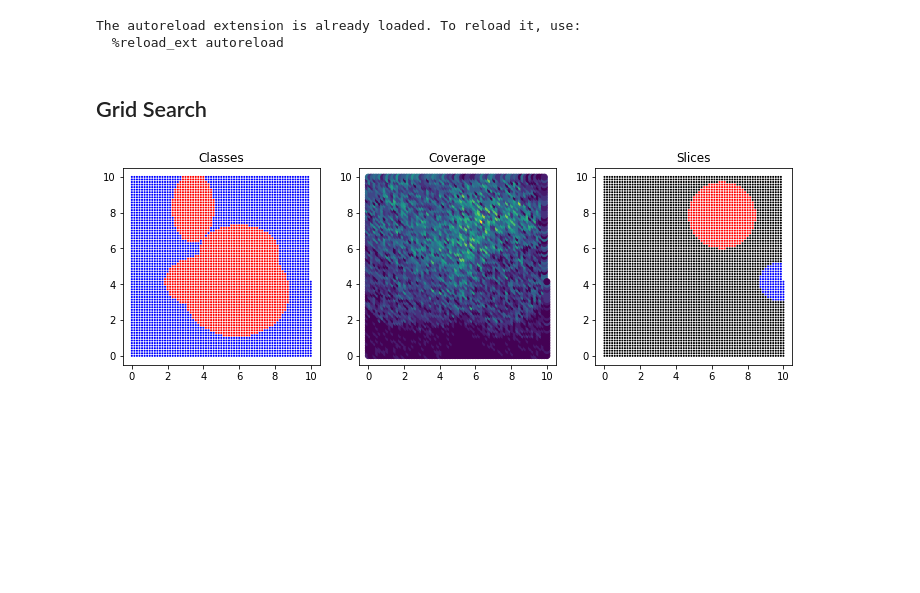
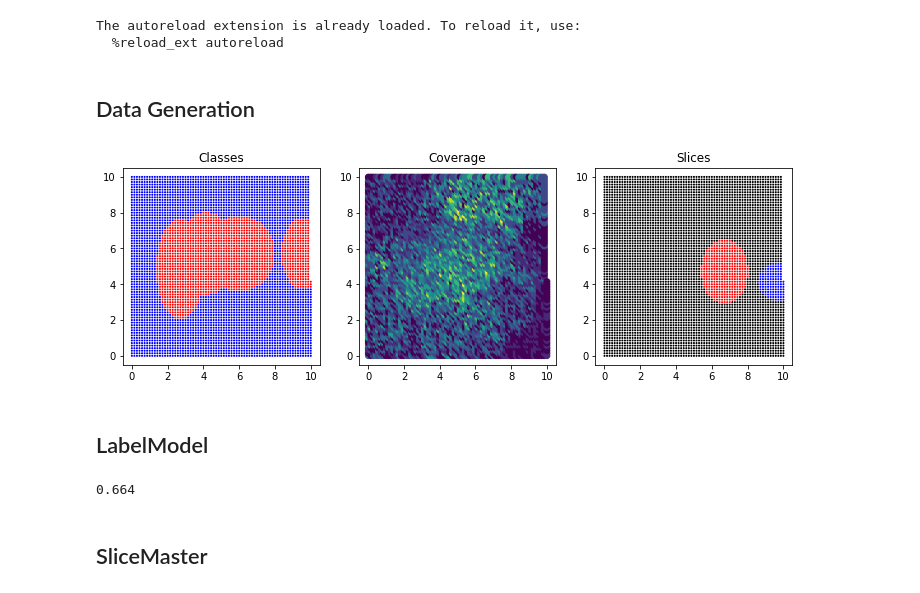
Before and after one commit to tsy935/metal, a Jupyter notebook: metal/contrib/slicing/synthetics/SliceMaster.ipynb, the cells around one changed output. Drawn from its saved outputs; the diff is of its cells as text; code cells hidden in the pictures; blank space fills up the shorter version.

```diff
--- a/metal/contrib/slicing/synthetics/SliceMaster.ipynb
+++ b/metal/contrib/slicing/synthetics/SliceMaster.ipynb
@@ -5,29 +5,48 @@
 # %% [output]
 The autoreload extension is already loaded. To reload it, use:
   %reload_ext autoreload
-# %% [markdown]
-## Grid Search
+# %% [markdown]
+## Data Generation
 # %%
 from torch.utils.data import DataLoader
 
 from metal.utils import SlicingDataset
 from metal.contrib.slicing.synthetics.geometric_synthetics import generate_dataset
 from metal.utils import split_data
 
 NUM_SLICES = 2
 K = 2
 M = 20
 N = 5000
+BATCHSIZE = 32
 unipolar = True
 seed = None
 
 Z_kwargs = {'num_slices': NUM_SLICES}
 L, X, Y, Z, _ = generate_dataset(K, M, N,
                                  Z_kwargs=Z_kwargs,
                                  unipolar=unipolar,
                                  slice_source="maxmin",
                                  seed=seed)
 
 Ls, Xs, Ys, Zs = split_data(L, X, Y, Z, splits=[0.5, 0.25, 0.25], shuffle=True)
 # %% [output]
-[figure, old version]
+[figure, new version]
+# %% [markdown]
+## LabelModel
+# %%
+from metal.contrib.backends.snorkel_gm_wrapper import SnorkelLabelModel
+
+label_model = SnorkelLabelModel()
+label_model.train_model(Ls[0])
+
+from metal.metrics import accuracy_score
+
+Y_train_ps = label_model.predict_proba(Ls[0])
+Ys[0] = Y_train_ps
+
+Y_dev_ps = label_model.predict_proba(Ls[0])
+Y_dev_p = label_model.predict(Ls[1])
+accuracy_score(Ys[1], Y_dev_p)
+# %% [output]
+0.664
@@ -33,0 +67,2 @@ Ls, Xs, Ys, Zs = split_data(L, X, Y, Z, splits=[0.5, 0.25, 0.25], shuffle=True)
+# %% [markdown]
+## SliceMaster
```
Also changed, not shown: parts of 4 cells of this notebook, 1 other file.
